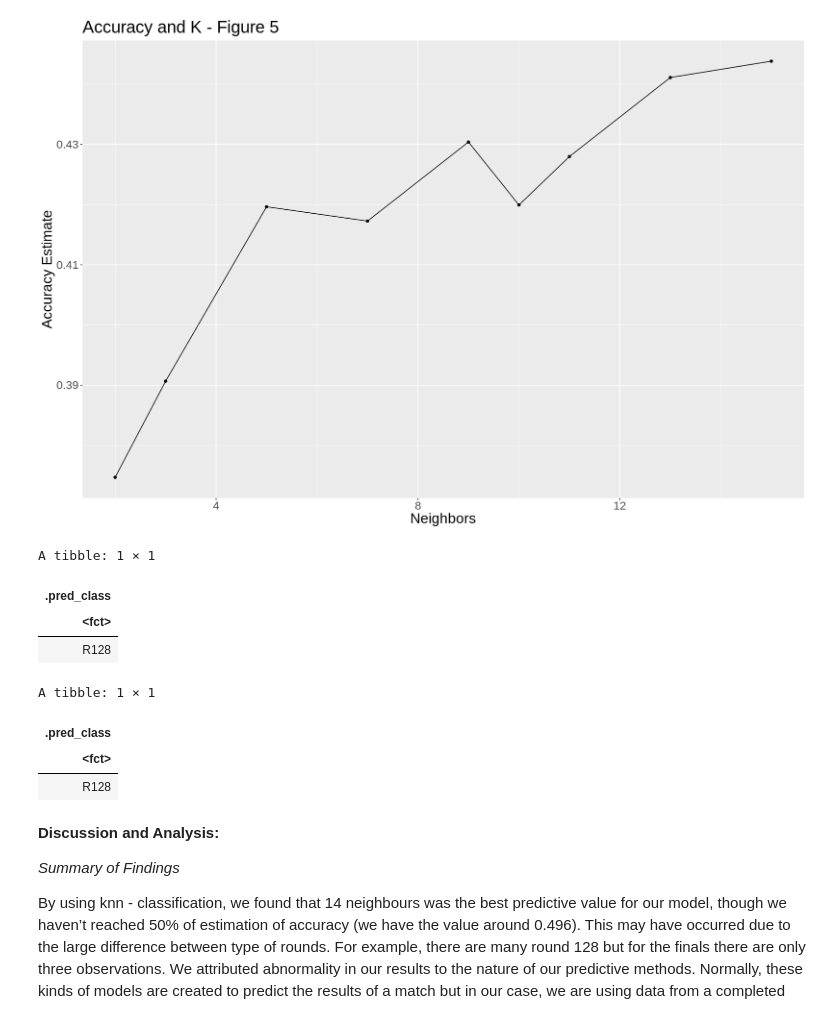
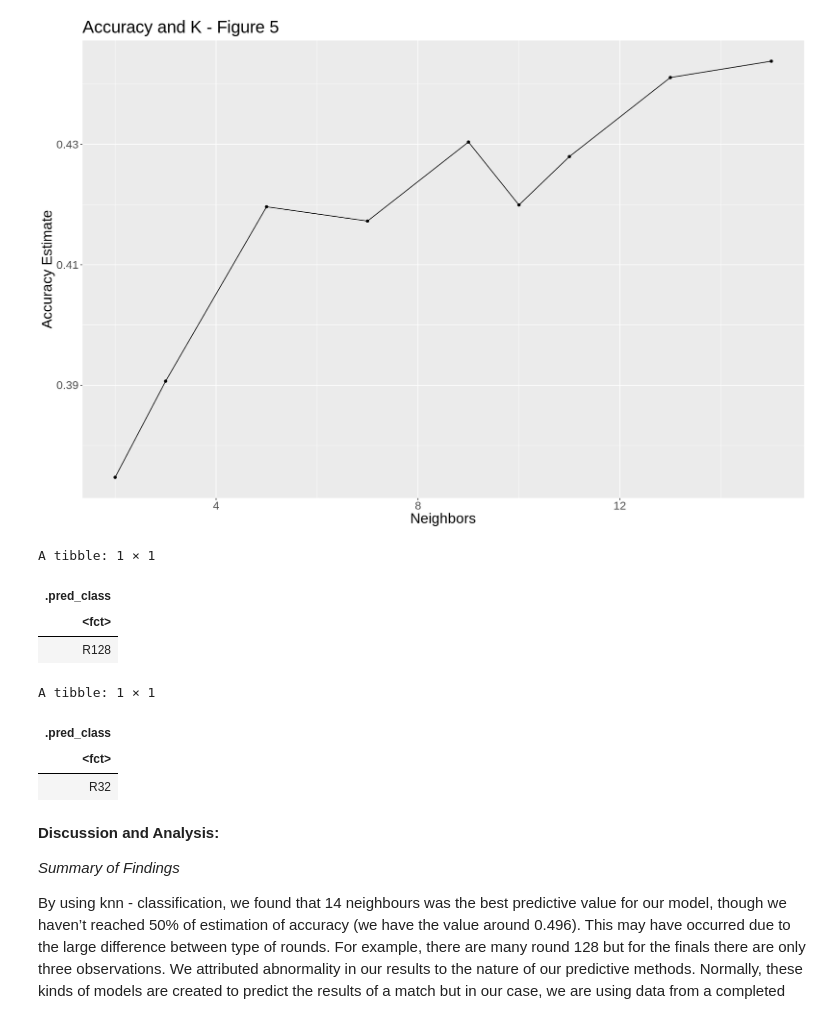
Before and after one commit to brianapavey/Group-Project, a Jupyter notebook: tennis_data_project.ipynb, the cells around one changed output. Drawn from its saved outputs; the diff is of its cells as text; code cells hidden in the pictures.

```diff
--- a/tennis_data_project.ipynb
+++ b/tennis_data_project.ipynb
@@ -383,22 +345,22 @@ theme(text = element_text(size = 20))
 # %% [output]
 [figure]
 # %%
-new_obs <- tibble(round = "R128", minutes = 120, total_ace = 14, avg_rank = 60, total_bpSaved = 10)
+new_obs <- tibble(round = "R128", minutes = 120, total_ace = 11, avg_rank = 60, total_bpSaved = 10)
 tennis_prediction <- predict(tennis_fit, new_obs)
 tennis_prediction
 
-new_obs2 <- tibble(round = "F", minutes = 1, total_ace = 1, avg_rank = 2, total_bpSaved = 5)
+new_obs2 <- tibble(round = "F", minutes = 136, total_ace = 23, avg_rank = 2, total_bpSaved = 5)
 tennis_prediction2 <- predict(tennis_fit, new_obs2)
 tennis_prediction2
 # %% [output]
 A tibble: 1 × 1
 | .pred_class |
 | <fct> |
 | R128 |
 A tibble: 1 × 1
 | .pred_class |
 | <fct> |
-| R128 |
+| R32 |
 # %% [markdown]
 **Discussion and Analysis:** <p> *Summary of Findings* </p> <p>By using knn - classification, we found that 14 neighbours was the best predictive value for our model, though we haven’t reached 50% of estimation of accuracy (we have the value around 0.496). This may have occurred due to the large difference between type of rounds. For example, there are many round 128 but for the finals there are only three observations. We attributed abnormality in our results to the nature of our predictive methods. Normally, these kinds of models are created to predict the results of a match but in our case, we are using data from a completed match to determine at what point in the tournament it was played. We see that the .pred.class and the true round is matched with approximately 50% accuracy. This could have occurred because of the values we chose to perform the prediction. The cross_val_plot indicates that as our k-value increases, the standard error decreases. We choose beside a point that we want to predict. Therefore our data analysis works with what we want to predict based on what we chose. However we may want to predict something else next time because we find that the result of prediction is not quite strong.</p>
 # %% [markdown]
```
Also changed, not shown: parts of 4 cells of this notebook.
